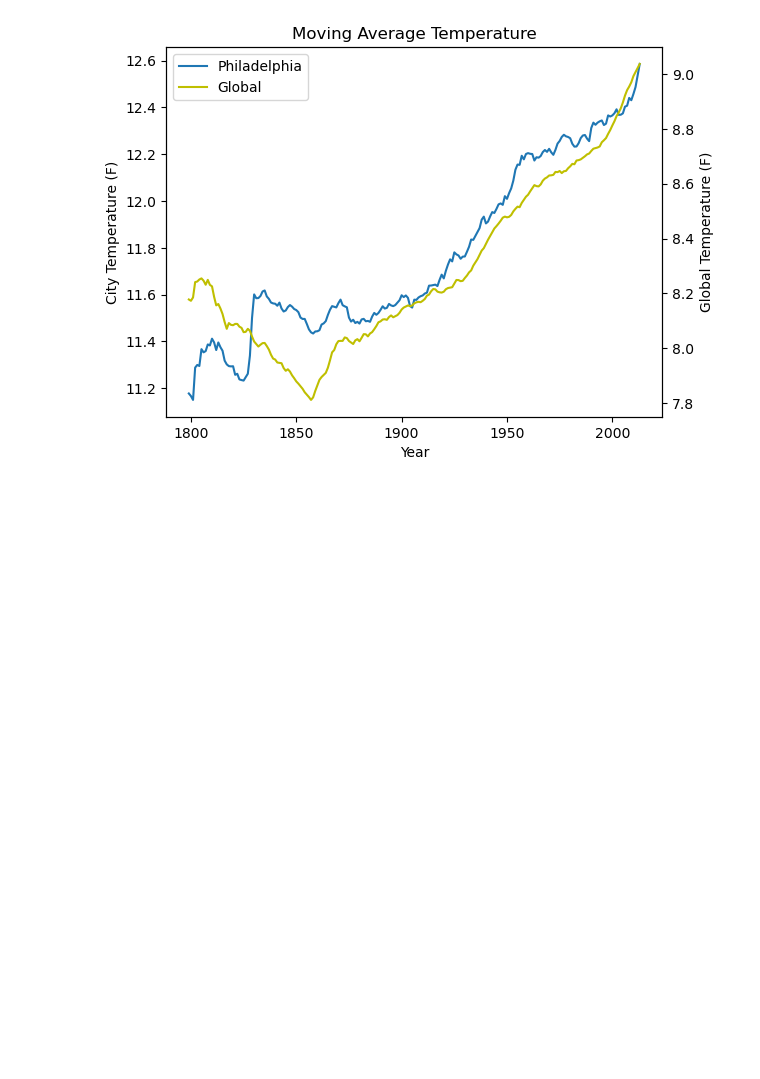
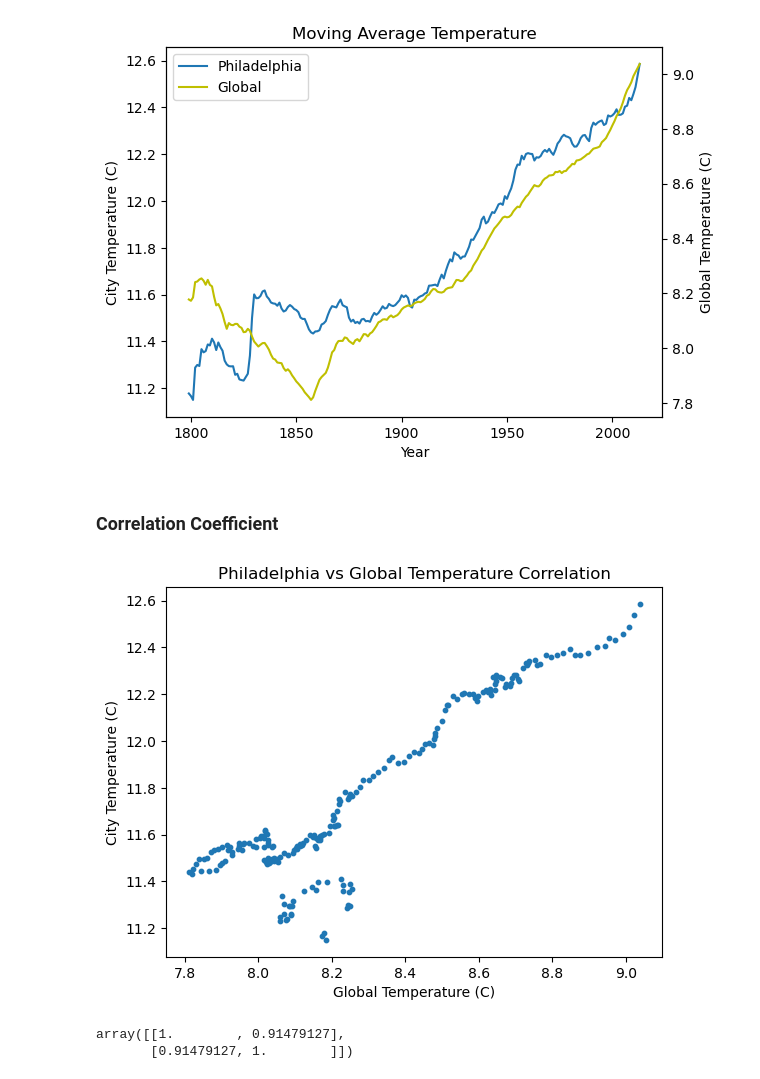
Before and after one commit to ynhinguyen11/Explore_Weather_Trends_SQL, a Jupyter notebook: SQL_Exploring_Weather_Trends.ipynb, the cells around one changed output. Drawn from its saved outputs; the diff is of its cells as text; code cells hidden in the pictures; blank space fills up the shorter version.

Commit message:
feat: Calculate correlation coefficient

```diff
--- a/SQL_Exploring_Weather_Trends.ipynb
+++ b/SQL_Exploring_Weather_Trends.ipynb
@@ -139,3 +139,25 @@ plt.legend(cityplt+globalplt,['Philadelphia','Global'])
 plt.show()
 # %% [output]
 [figure]
+# %% [markdown]
+### Correlation Coefficient
+# %%
+# Create scatter plot to visualize correlation between Philadelpia's temperature and global temperature
+plt.scatter(moving_avg['global_moving_avg_temp'],moving_avg['city_moving_avg_temp'], s=10)
+
+# Add axis labels
+plt.xlabel('Global Temperature (C)')
+plt.ylabel('City Temperature (C)')
+
+# Add plot title
+plt.title('Philadelphia vs Global Temperature Correlation')
+
+# Remove all text above the plot
+plt.show()
+# %% [output]
+[figure, added]
+# %%
+np.corrcoef(moving_avg['global_moving_avg_temp'],moving_avg['city_moving_avg_temp'])
+# %% [output]
+array([[1.        , 0.91479127],
+       [0.91479127, 1.        ]])
```
Also changed, not shown: parts of 1 cell of this notebook.
